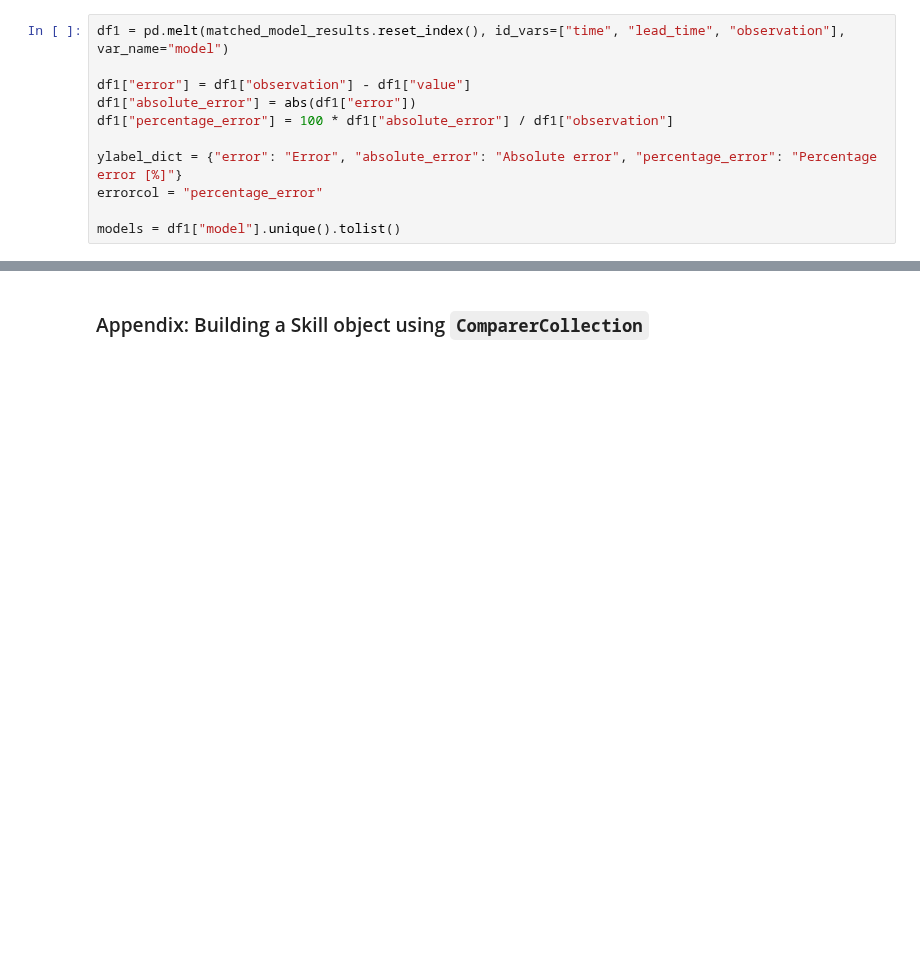
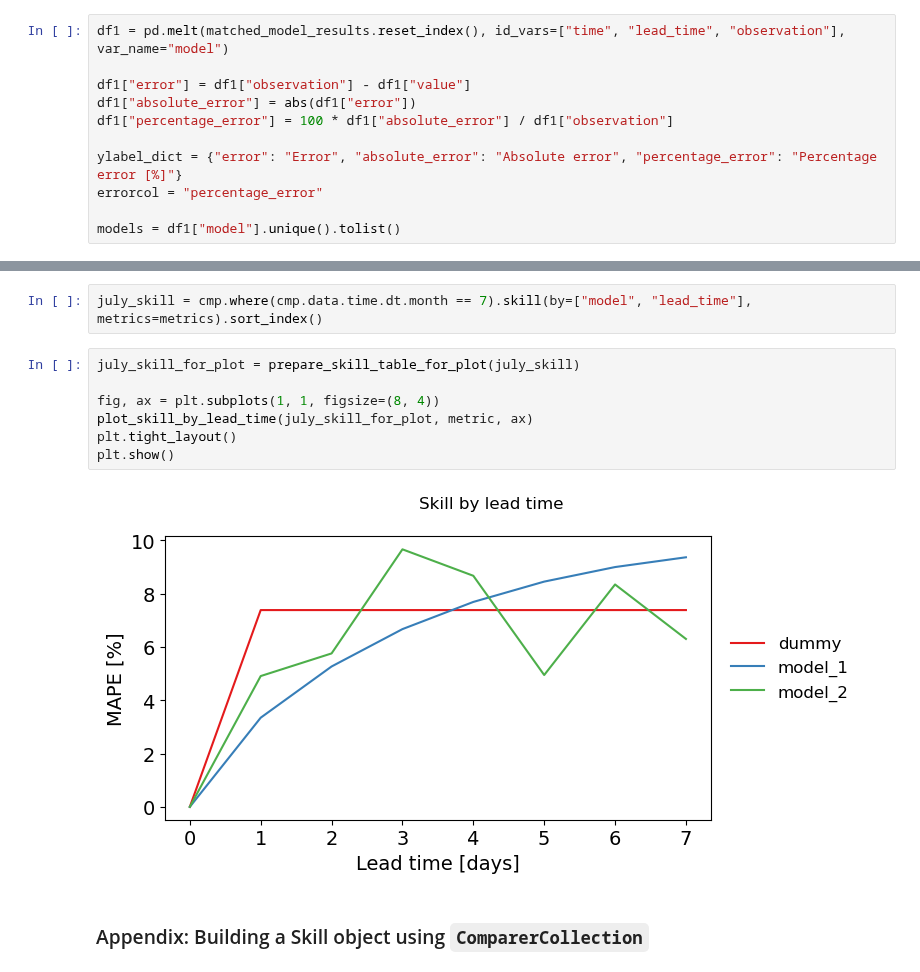
Before and after one commit to DHI/modelskill, a Jupyter notebook: notebooks/Forecast_skill.ipynb, the cells around one changed output, grey strips where cells are left out. Cells and saved outputs as stored; diff of their text form; blank space fills up the shorter version.

```diff
--- a/notebooks/Forecast_skill.ipynb
+++ b/notebooks/Forecast_skill.ipynb
@@ -177,3 +198,14 @@ plt.show()
+# %%
+july_skill = cmp.where(cmp.data.time.dt.month == 7).skill(by=["model", "lead_time"], metrics=metrics).sort_index()
+# %%
+july_skill_for_plot = prepare_skill_table_for_plot(july_skill)
+
+fig, ax = plt.subplots(1, 1, figsize=(8, 4))
+plot_skill_by_lead_time(july_skill_for_plot, metric, ax)
+plt.tight_layout()
+plt.show()
+# %% [output]
+[figure, added]
 # %% [markdown]
 ### Appendix: Building a Skill object using `ComparerCollection`
 # %%
```
Also changed, not shown: parts of 8 cells of this notebook.
